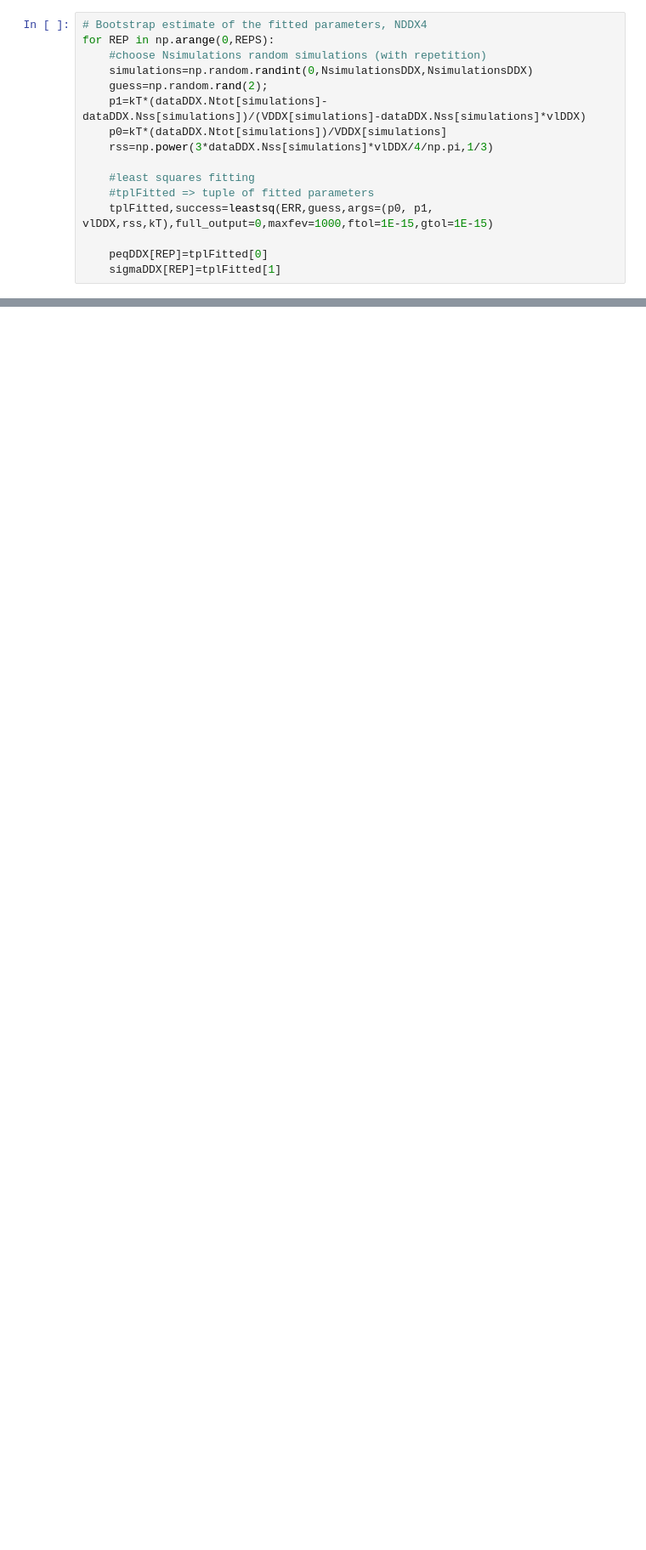
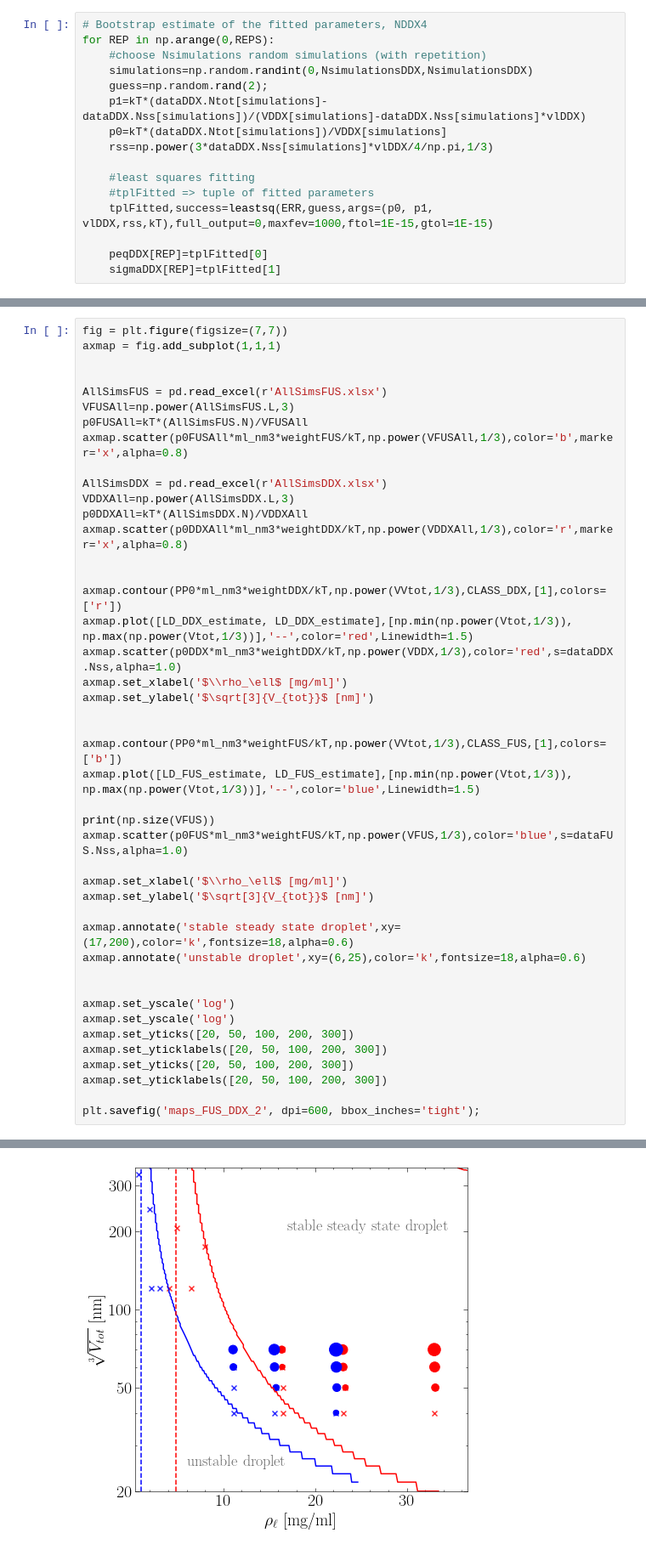
Before and after one commit to mme-ucl/confined_LLPS, a Jupyter notebook: confined_CG_simulations/FES_fitting_MLM.ipynb, the cells around one changed output, grey strips where cells are left out. Shown: that part at 85% size. Drawn from its saved outputs; the diff is of its cells as text; blank space fills up the shorter version.

```diff
--- a/confined_CG_simulations/FES_fitting_MLM.ipynb
+++ b/confined_CG_simulations/FES_fitting_MLM.ipynb
@@ -308,0 +425,45 @@ plt.savefig('FES', dpi=600, bbox_inches='tight');
+# %%
+fig = plt.figure(figsize=(7,7))
+axmap = fig.add_subplot(1,1,1)
+
+
+AllSimsFUS = pd.read_excel(r'AllSimsFUS.xlsx')
+VFUSAll=np.power(AllSimsFUS.L,3)
+p0FUSAll=kT*(AllSimsFUS.N)/VFUSAll
+axmap.scatter(p0FUSAll*ml_nm3*weightFUS/kT,np.power(VFUSAll,1/3),color='b',marker='x',alpha=0.8)
+
+AllSimsDDX = pd.read_excel(r'AllSimsDDX.xlsx')
+VDDXAll=np.power(AllSimsDDX.L,3)
+p0DDXAll=kT*(AllSimsDDX.N)/VDDXAll
+axmap.scatter(p0DDXAll*ml_nm3*weightDDX/kT,np.power(VDDXAll,1/3),color='r',marker='x',alpha=0.8)
+
+
+axmap.contour(PP0*ml_nm3*weightDDX/kT,np.power(VVtot,1/3),CLASS_DDX,[1],colors=['r'])
+axmap.plot([LD_DDX_estimate, LD_DDX_estimate],[np.min(np.power(Vtot,1/3)), np.max(np.power(Vtot,1/3))],'--',color='red',Linewidth=1.5)
+axmap.scatter(p0DDX*ml_nm3*weightDDX/kT,np.power(VDDX,1/3),color='red',s=dataDDX.Nss,alpha=1.0)
+axmap.set_xlabel('$\\rho_\ell$ [mg/ml]')
+axmap.set_ylabel('$\sqrt[3]{V_{tot}}$ [nm]')
+
+
+axmap.contour(PP0*ml_nm3*weightFUS/kT,np.power(VVtot,1/3),CLASS_FUS,[1],colors=['b'])
+axmap.plot([LD_FUS_estimate, LD_FUS_estimate],[np.min(np.power(Vtot,1/3)), np.max(np.power(Vtot,1/3))],'--',color='blue',Linewidth=1.5)
+
+print(np.size(VFUS))
+axmap.scatter(p0FUS*ml_nm3*weightFUS/kT,np.power(VFUS,1/3),color='blue',s=dataFUS.Nss,alpha=1.0)
+
+axmap.set_xlabel('$\\rho_\ell$ [mg/ml]')
+axmap.set_ylabel('$\sqrt[3]{V_{tot}}$ [nm]')
+
+axmap.annotate('stable steady state droplet',xy=(17,200),color='k',fontsize=18,alpha=0.6)
+axmap.annotate('unstable droplet',xy=(6,25),color='k',fontsize=18,alpha=0.6)
+
+
+axmap.set_yscale('log')
+axmap.set_yscale('log')
+axmap.set_yticks([20, 50, 100, 200, 300])
+axmap.set_yticklabels([20, 50, 100, 200, 300])
+axmap.set_yticks([20, 50, 100, 200, 300])
+axmap.set_yticklabels([20, 50, 100, 200, 300])
+
+plt.savefig('maps_FUS_DDX_2', dpi=600, bbox_inches='tight');
+# %% [output]
@@ -308,0 +471 @@ plt.savefig('FES', dpi=600, bbox_inches='tight');
+[figure, added]
```
Also changed, not shown: parts of 7 cells of this notebook, 10 other files.
